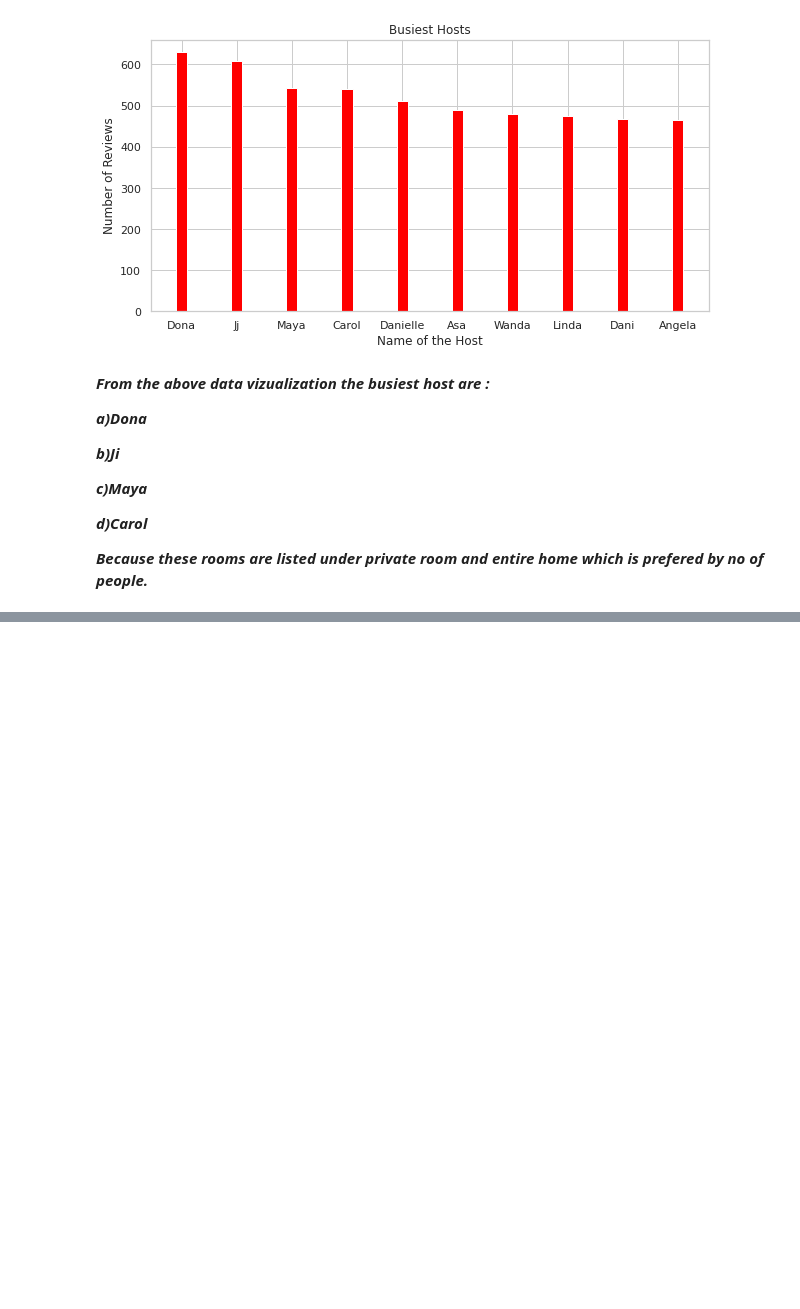
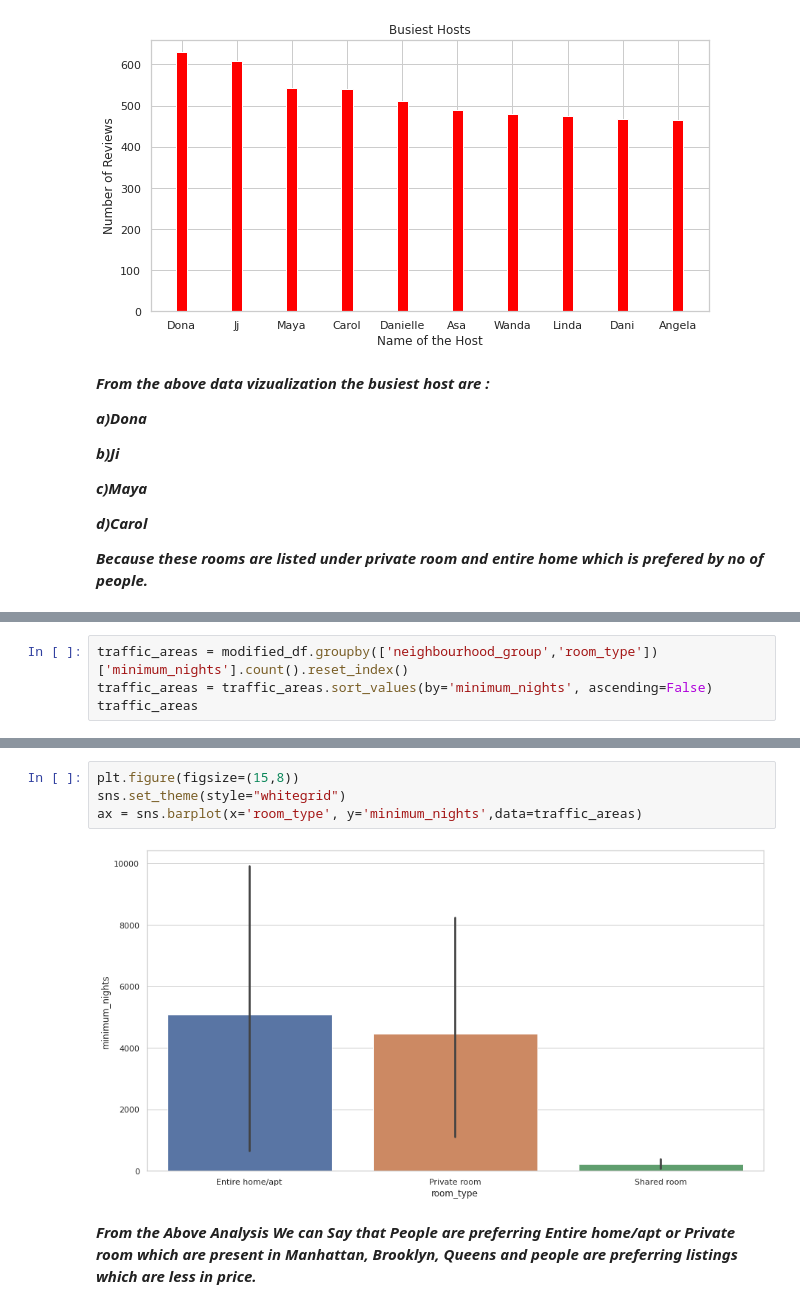
Before and after one commit to BiswajitPaul7/Airbnb-Bookings-Analysis-Capstone-Project, a Jupyter notebook: Airbnb_Bookings_Analysis_Capstone_Project_Solution.ipynb, the cells around one changed output, grey strips where cells are left out. Cells and saved outputs as stored; diff of their text form; blank space fills up the shorter version.

```diff
--- a/Airbnb_Bookings_Analysis_Capstone_Project_Solution.ipynb
+++ b/Airbnb_Bookings_Analysis_Capstone_Project_Solution.ipynb
@@ -304,0 +339,4 @@ plt.show()
+# %%
+traffic_areas = modified_df.groupby(['neighbourhood_group','room_type'])['minimum_nights'].count().reset_index()
+traffic_areas = traffic_areas.sort_values(by='minimum_nights', ascending=False)
+traffic_areas
@@ -304,0 +360,8 @@ plt.show()
+# %%
+plt.figure(figsize=(15,8))
+sns.set_theme(style="whitegrid")
+ax = sns.barplot(x='room_type', y='minimum_nights',data=traffic_areas)
+# %% [output]
+[figure, added]
+# %% [markdown]
+***From the Above Analysis We can Say that People are preferring Entire home/apt or Private room which are present in Manhattan, Brooklyn, Queens and people are preferring listings which are less in price.***
```
Also changed, not shown: parts of 4 cells of this notebook.
